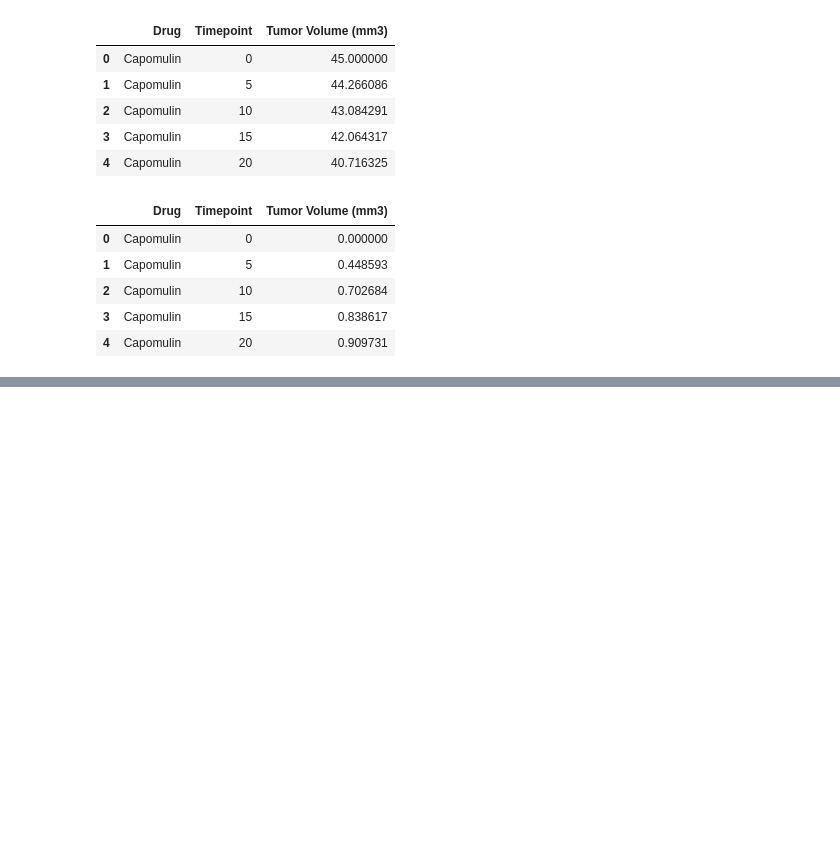
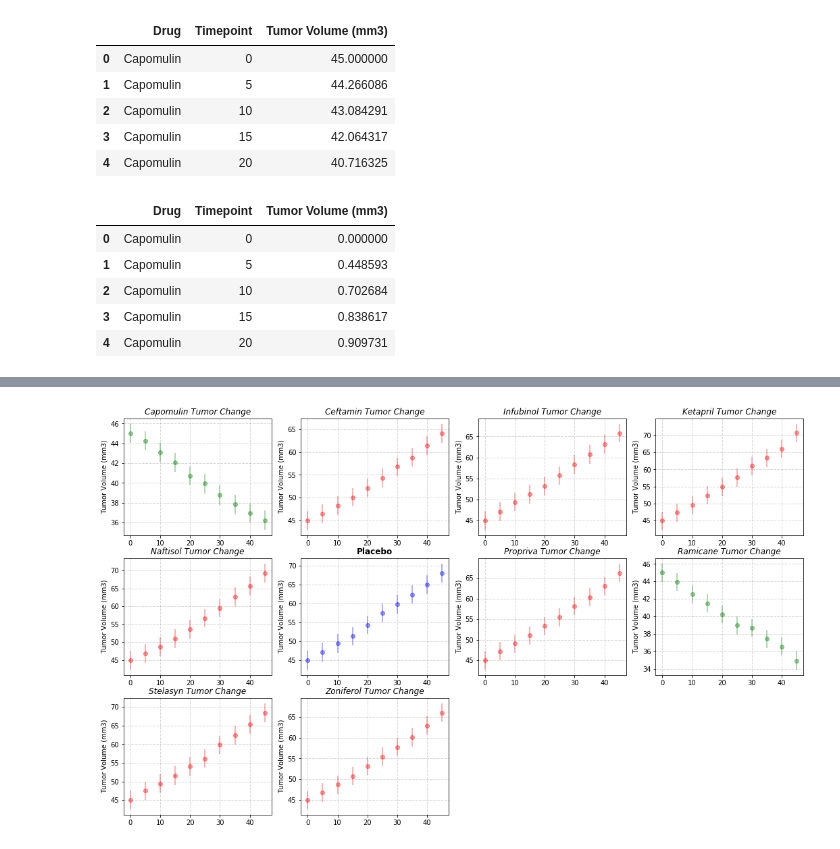
Before and after one commit to Nyalon/matplotlib-cancer-viz, a Jupyter notebook: script/main.ipynb, the cells around one changed output, grey strips where cells are left out. Drawn from its saved outputs; the diff is of its cells as text; code cells hidden in the pictures; blank space fills up the shorter version.

```diff
--- a/script/main.ipynb
+++ b/script/main.ipynb
@@ -67,0 +58,7 @@ plt.show()
+# %%
+group_df = trial_data.groupby(["Timepoint", "Drug"])
+group_df2 = group_df["Tumor Volume (mm3)"].mean()
+group_df3 = pd.DataFrame(group_df2)
+group_df4 = group_df3.reset_index()
+group_df5 = group_df4.pivot(index='Timepoint', columns='Drug', values='Tumor Volume (mm3)')
+group_df5
@@ -84,3 +94,77 @@ group_df3.unstack()
 | 35 | 37.816839 | 58.827548 | 60.742461 | 63.371686 | 62.685087 | 62.420615 | 60.350199 | 37.451996 | 62.440699 | ... |
 | 40 | 36.958001 | 61.467895 | 63.162824 | 66.068580 | 65.600754 | 65.052675 | 63.045537 | 36.574081 | 65.356386 | ... |
 | 45 | 36.236114 | 64.132421 | 65.755562 | 70.662958 | 69.265506 | 68.084082 | 66.258529 | 34.955595 | 68.438310 | ... |
+# %%
+plt.figure(figsize=(13, 9))
+plt.subplot(4,4,1)
+plt.subplots_adjust(top=1.35, right=1.2)
+plt.errorbar(group_df5.index, group_df5["Capomulin"], yerr=group_df5["Capomulin"].sem(), fmt="o", color="g",
+            alpha=0.4, label="Mean of Tumor Size")
+plt.ylabel("Tumor Volume (mm3)")
+plt.title("Capomulin Tumor Change", fontstyle="italic")
+plt.grid(color='gray', linestyle='--', linewidth=1, alpha=.3)
+
+plt.subplot(4,4,2)
+plt.errorbar(group_df5.index, group_df5["Ceftamin"], yerr=group_df5["Ceftamin"].sem(), fmt="o", color="r",
+            alpha=0.4, label="Mean of Tumor Size")
+plt.ylabel("Tumor Volume (mm3)")
+plt.title("Ceftamin Tumor Change", fontstyle="italic")
+plt.grid(color='gray', linestyle='--', linewidth=1, alpha=.3)
+
+plt.subplot(4,4,3)
+plt.errorbar(group_df5.index, group_df5["Infubinol"], yerr=group_df5["Infubinol"].sem(), fmt="o", color="r",
+            alpha=0.4, label="Mean of Tumor Size")
+plt.ylabel("Tumor Volume (mm3)")
+plt.title("Infubinol Tumor Change", fontstyle="italic")
+plt.grid(color='gray', linestyle='--', linewidth=1, alpha=.3)
+
+plt.subplot(4,4,4)
+plt.errorbar(group_df5.index, group_df5["Ketapril"], yerr=group_df5["Ketapril"].sem(), fmt="o", color="r",
+            alpha=0.4, label="Mean of Tumor Size")
+plt.ylabel("Tumor Volume (mm3)")
+plt.title("Ketapril Tumor Change", fontstyle="italic")
+plt.grid(color='gray', linestyle='--', linewidth=1, alpha=.3)
+
+plt.subplot(4,4,5)
+plt.errorbar(group_df5.index, group_df5["Naftisol"], yerr=group_df5["Naftisol"].sem(), fmt="o", color="r",
+            alpha=0.4, label="Mean of Tumor Size")
+plt.ylabel("Tumor Volume (mm3)")
+plt.title("Naftisol Tumor Change", fontstyle="italic")
+plt.grid(color='gray', linestyle='--', linewidth=1, alpha=.3)
+
+plt.subplot(4,4,6)
+plt.errorbar(group_df5.index, group_df5["Placebo"], yerr=group_df5["Placebo"].sem(), fmt="o", color="blue",
+            alpha=0.4, label="Mean of Tumor Size")
+plt.ylabel("Tumor Volume (mm3)")
+plt.title("Placebo", fontweight="bold")
+plt.grid(color='gray', linestyle='--', linewidth=1, alpha=.3)
+
+plt.subplot(4,4,7)
+plt.errorbar(group_df5.index, group_df5["Propriva"], yerr=group_df5["Propriva"].sem(), fmt="o", color="r",
+            alpha=0.4, label="Mean of Tumor Size")
+plt.ylabel("Tumor Volume (mm3)")
+plt.title("Propriva Tumor Change", fontstyle="italic")
+plt.grid(color='gray', linestyle='--', linewidth=1, alpha=.3)
+
+plt.subplot(4,4,8)
+plt.errorbar(group_df5.index, group_df5["Ramicane"], yerr=group_df5["Ramicane"].sem(), fmt="o", color="g",
+            alpha=0.4, label="Mean of Tumor Size")
+plt.ylabel("Tumor Volume (mm3)")
+plt.title("Ramicane Tumor Change", fontstyle="italic")
+plt.grid(color='gray', linestyle='--', linewidth=1, alpha=.3)
+
+plt.subplot(4,4,9)
+plt.errorbar(group_df5.index, group_df5["Stelasyn"], yerr=group_df5["Stelasyn"].sem(), fmt="o", color="r",
+            alpha=0.4, label="Mean of Tumor Size")
+plt.ylabel("Tumor Volume (mm3)")
+plt.title("Stelasyn Tumor Change", fontstyle="italic")
+plt.grid(color='gray', linestyle='--', linewidth=1, alpha=.3)
+
+plt.subplot(4,4,10)
+plt.errorbar(group_df5.index, group_df5["Zoniferol"], yerr=group_df5["Zoniferol"].sem(), fmt="o", color="r",
+            alpha=0.4, label="Mean of Tumor Size")
+plt.ylabel("Tumor Volume (mm3)")
+plt.title("Zoniferol Tumor Change", fontstyle="italic")
+plt.grid(color='gray', linestyle='--', linewidth=1, alpha=.3)
+# %% [output]
+[figure, added]
```
Also changed, not shown: parts of 2 cells of this notebook.
